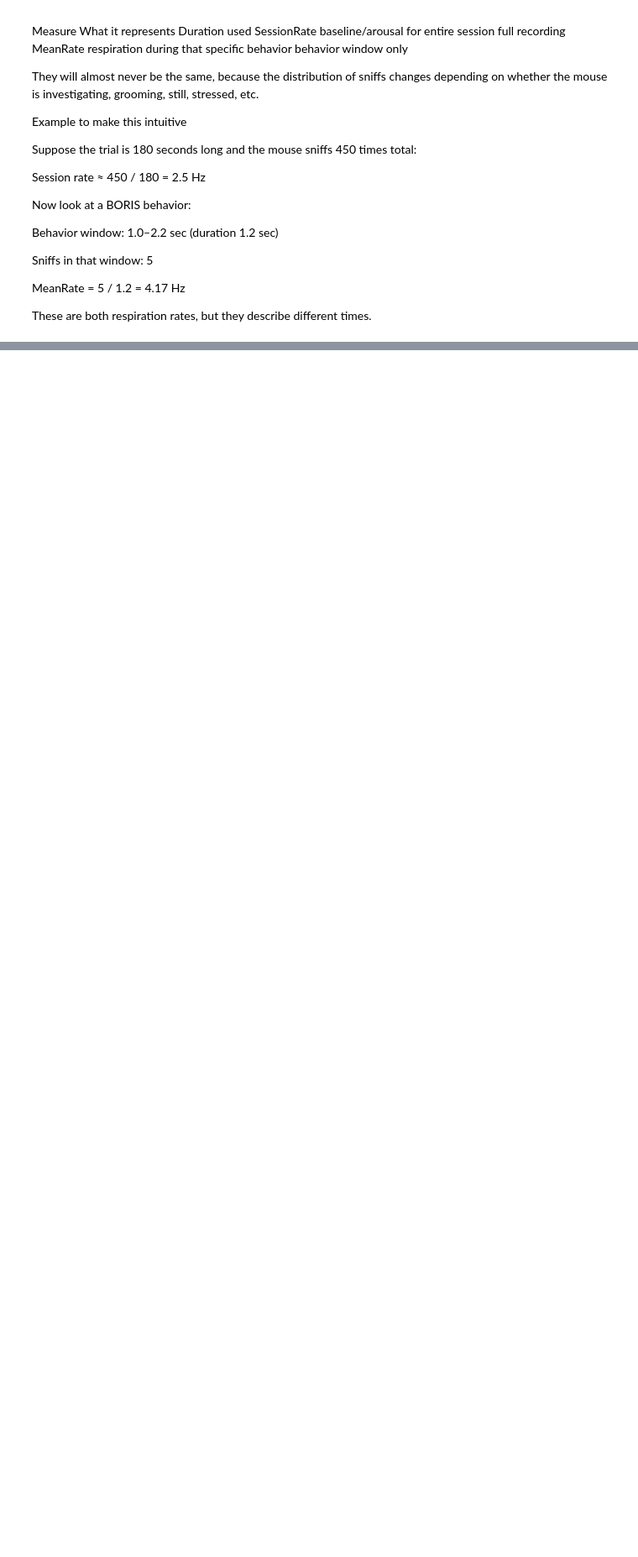
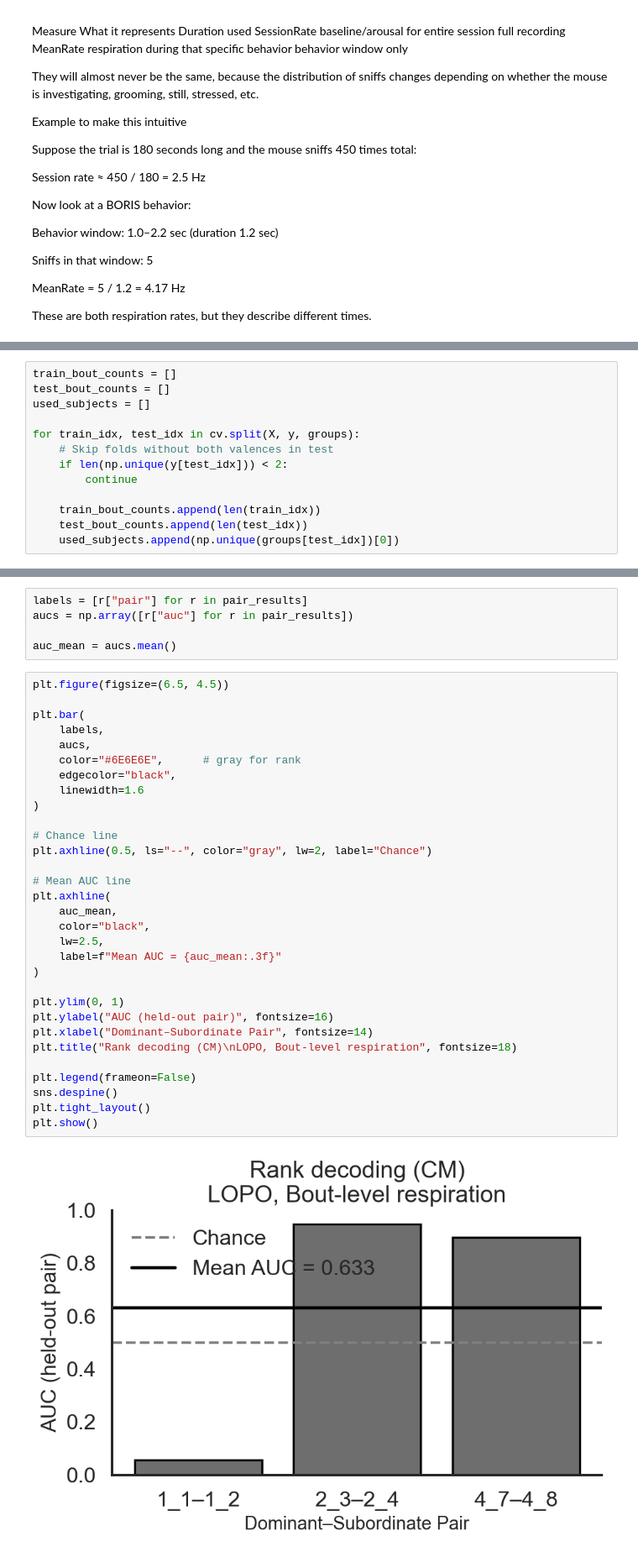
Before and after one commit to padillacoreanolab/respiratory_pilot, a Jupyter notebook: r34logistic_post_sfn_3.ipynb, the cells around one changed output, grey strips where cells are left out. Shown at 84% size. Saved outputs shown, nothing was run; the diff lists cells and outputs as text; blank space fills up the shorter version.

```diff
--- a/r34logistic_post_sfn_3.ipynb
+++ b/r34logistic_post_sfn_3.ipynb
@@ -903,0 +975,13 @@ master_df
+# %%
+train_bout_counts = []
+test_bout_counts = []
+used_subjects = []
+
+for train_idx, test_idx in cv.split(X, y, groups):
+    # Skip folds without both valences in test
+    if len(np.unique(y[test_idx])) < 2:
+        continue
+
+    train_bout_counts.append(len(train_idx))
+    test_bout_counts.append(len(test_idx))
+    used_subjects.append(np.unique(groups[test_idx])[0])
@@ -903,0 +1429,38 @@ master_df
+# %%
+labels = [r["pair"] for r in pair_results]
+aucs = np.array([r["auc"] for r in pair_results])
+
+auc_mean = aucs.mean()
+# %%
+plt.figure(figsize=(6.5, 4.5))
+
+plt.bar(
+    labels,
+    aucs,
+    color="#6E6E6E",      # gray for rank
+    edgecolor="black",
+    linewidth=1.6
+)
+
+# Chance line
+plt.axhline(0.5, ls="--", color="gray", lw=2, label="Chance")
+
+# Mean AUC line
+plt.axhline(
+    auc_mean,
+    color="black",
+    lw=2.5,
+    label=f"Mean AUC = {auc_mean:.3f}"
+)
+
+plt.ylim(0, 1)
+plt.ylabel("AUC (held-out pair)", fontsize=16)
+plt.xlabel("Dominant–Subordinate Pair", fontsize=14)
+plt.title("Rank decoding (CM)\nLOPO, Bout-level respiration", fontsize=18)
+
+plt.legend(frameon=False)
+sns.despine()
+plt.tight_layout()
+plt.show()
+# %% [output]
+[figure, added]
```
Also changed, not shown: parts of 161 cells of this notebook, 6 other files.
